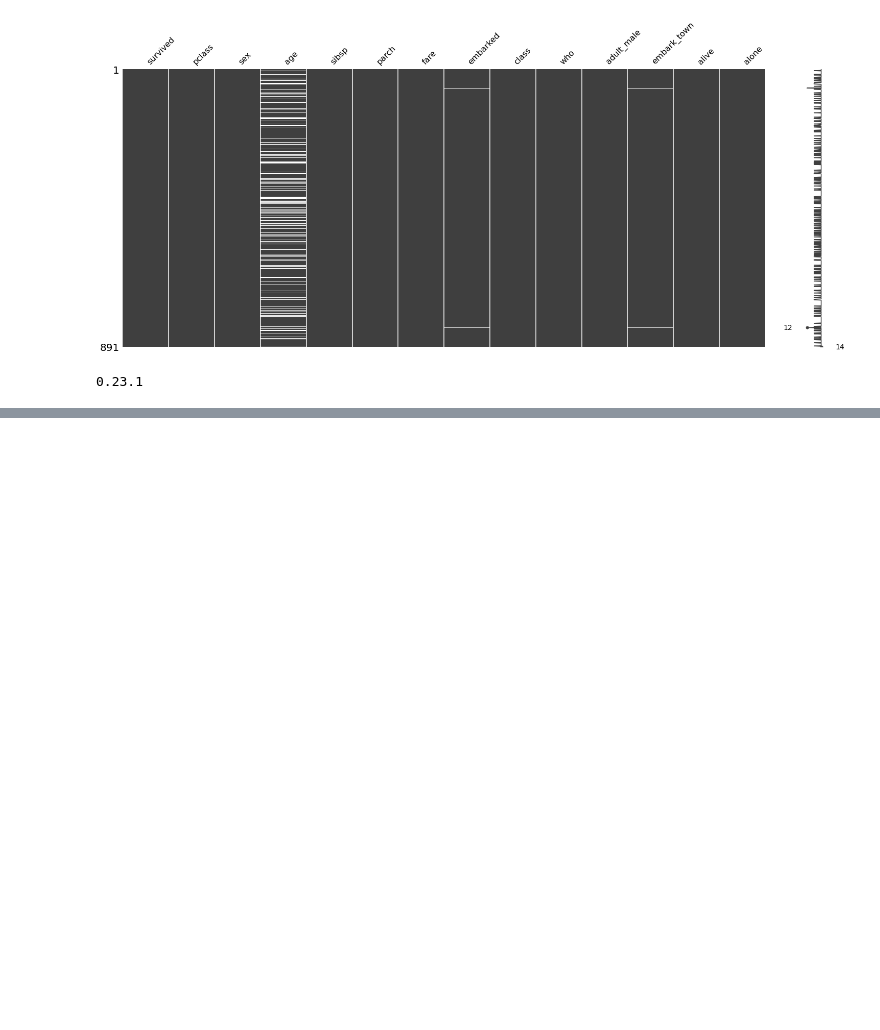
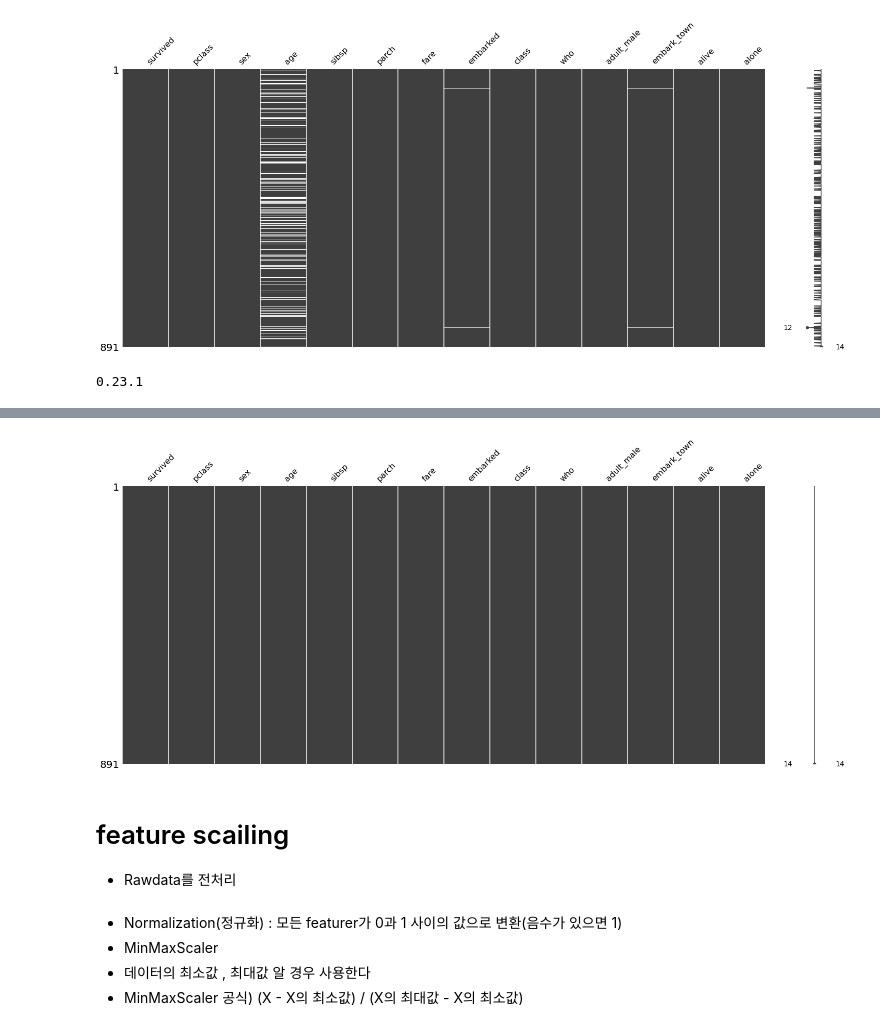
Before and after one commit to Lucidhomme/NumpyPandas, a Jupyter notebook: ml_pre_processing[02].ipynb, the cells around one changed output, grey strips where cells are left out. Cells and saved outputs as stored; diff of their text form; code cells hidden in the pictures; blank space fills up the shorter version.

```diff
--- a/ml_pre_processing[02].ipynb
+++ b/ml_pre_processing[02].ipynb
@@ -267,0 +324,17 @@ print(sklearn.__version__)
+# %%
+# mean, median, most_frequent
+titanic_age_imputer = SimpleImputer(strategy = 'median') # 수치형이라 중위값으로 대체
+titanic['age'] = titanic_age_imputer.fit_transform(titanic[['age']])
+
+msno.matrix(titanic)
+plt.show()
+# %% [output]
+[figure, added]
+# %% [markdown]
+# feature scailing
+* Rawdata를 전처리
+# %% [markdown]
+* Normalization(정규화) : 모든 featurer가 0과 1 사이의 값으로 변환(음수가 있으면 1)
+* MinMaxScaler
+*  데이터의 최소값 , 최대값 알 경우 사용한다
+*  MinMaxScaler 공식) (X - X의 최소값) / (X의 최대값 - X의 최소값)
```
Also changed, not shown: parts of 31 cells of this notebook, 2 other files.
